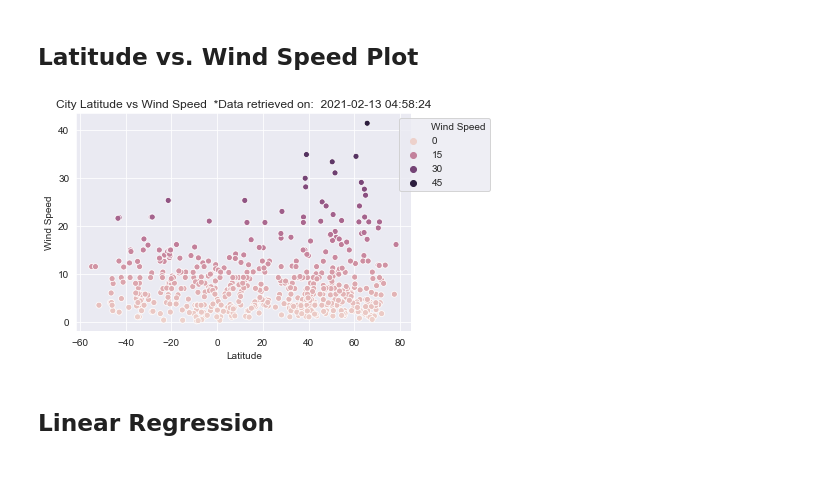
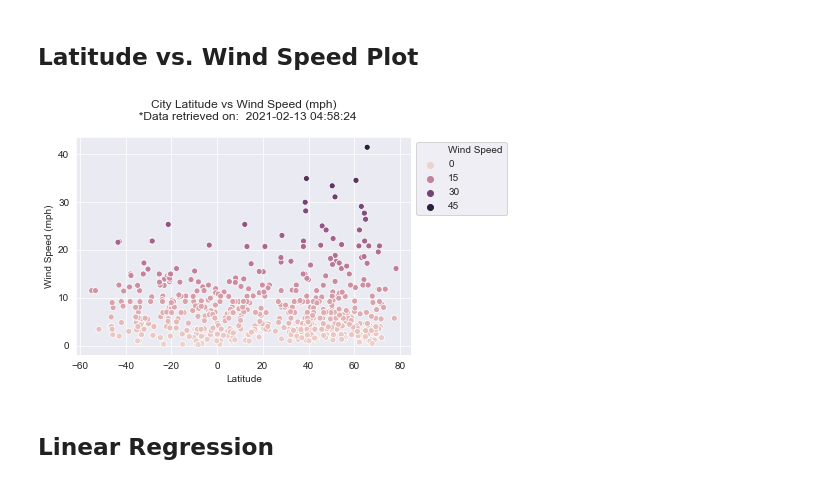
Before and after one commit to Leonidesguerra/python-api-challenge, a Jupyter notebook: WeatherPy.ipynb, the cells around one changed output. Saved outputs shown, nothing was run; the diff lists cells and outputs as text; code cells hidden in the pictures.

```diff
--- a/WeatherPy.ipynb
+++ b/WeatherPy.ipynb
@@ -209,15 +211,15 @@ plt.show()
 # %%
 sns.scatterplot(x=cw_df['Lat'], y=cw_df['Wind Speed'], hue= cw_df['Wind Speed'])
 sns.color_palette("magma")
 sns.set_style("darkgrid")
-plt.ylabel('Wind Speed')
+plt.ylabel('Wind Speed (mph)')
 plt.xlabel('Latitude')
-plt.title(f"City Latitude vs Wind Speed  *Data retrieved on:  {date}")
-plt.legend(loc='upper right', bbox_to_anchor=(1.25, 1))
-
+plt.title(f"City Latitude vs Wind Speed (mph)\n  *Data retrieved on:  {date}\n")
+plt.legend(loc='upper right', bbox_to_anchor=(1.3, 1))
+plt.savefig('output_data/lat_vs_wind.png',bbox_inches='tight')
 plt.show()
 # %% [output]
-[figure, old version]
+[figure, new version]
 # %% [markdown]
 ## Linear Regression
 # %%
```
Also changed, not shown: parts of 11 cells of this notebook, 13 other files.
